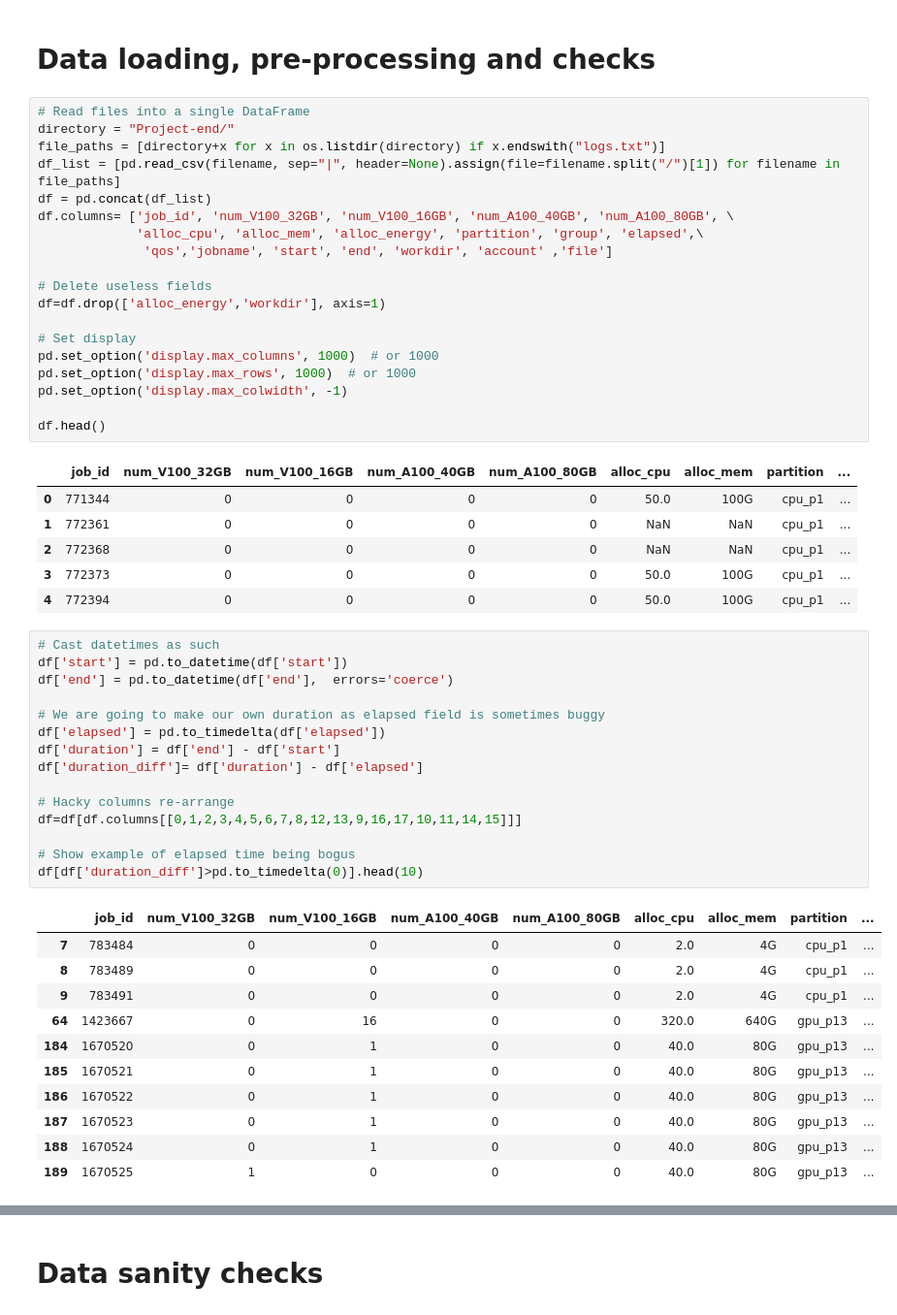
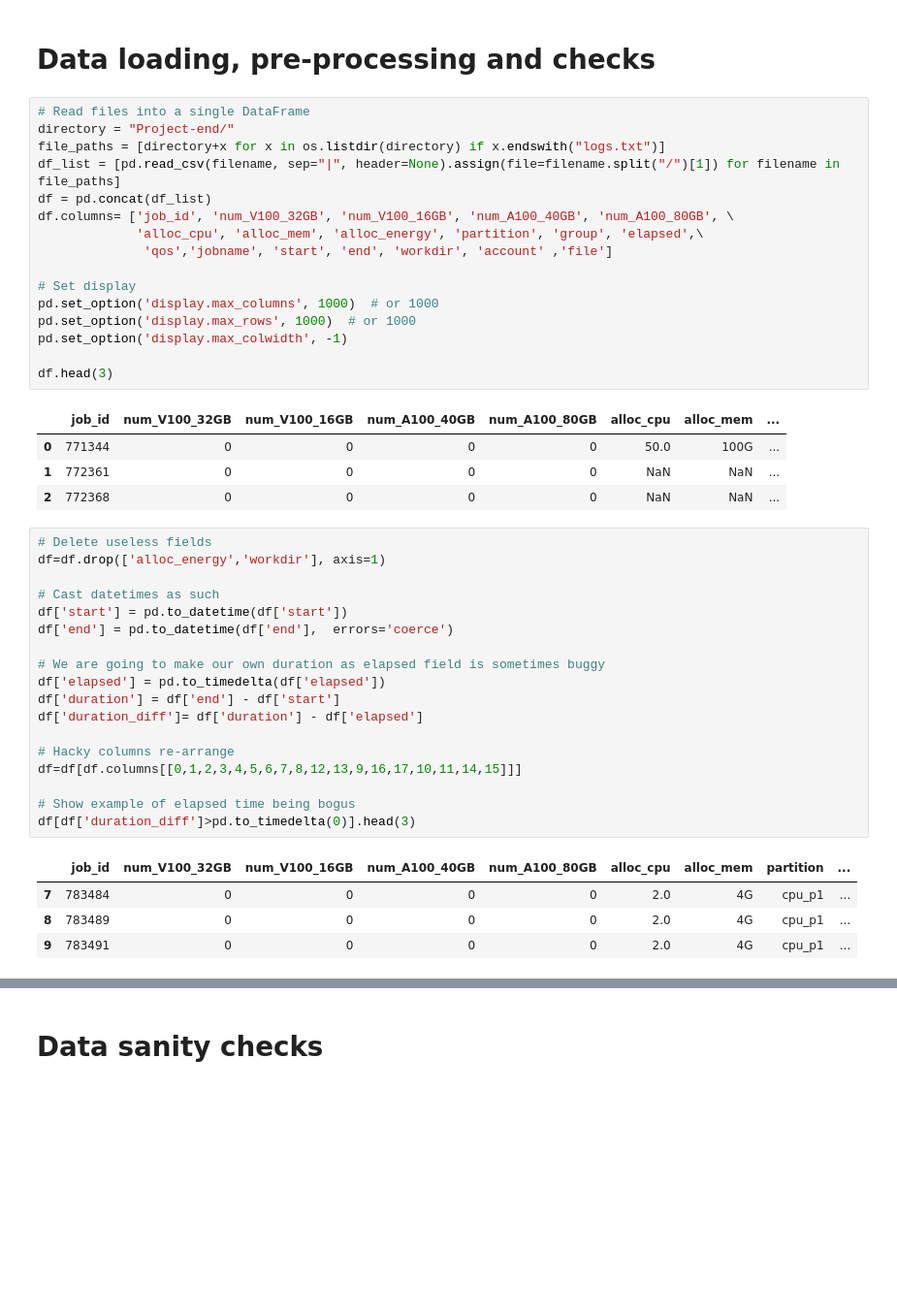
Before and after one commit to bigscience-workshop/carbon-footprint, a Jupyter notebook: bloom_carbon_footprint.ipynb, the cells around one changed output, grey strips where cells are left out. Shown at 97% size. Drawn from its saved outputs; the diff is of its cells as text; blank space fills up the shorter version.

```diff
--- a/bloom_carbon_footprint.ipynb
+++ b/bloom_carbon_footprint.ipynb
@@ -32,46 +32,37 @@ df.columns= ['job_id', 'num_V100_32GB', 'num_V100_16GB', 'num_A100_40GB', 'num_A
              'alloc_cpu', 'alloc_mem', 'alloc_energy', 'partition', 'group', 'elapsed',\
               'qos','jobname', 'start', 'end', 'workdir', 'account' ,'file']
 
-# Delete useless fields
-df=df.drop(['alloc_energy','workdir'], axis=1)
-
 # Set display
 pd.set_option('display.max_columns', 1000)  # or 1000
 pd.set_option('display.max_rows', 1000)  # or 1000
 pd.set_option('display.max_colwidth', -1)
 
-df.head()
+df.head(3)
 # %% [output]
-|  | job_id | num_V100_32GB | num_V100_16GB | num_A100_40GB | num_A100_80GB | alloc_cpu | alloc_mem | partition | ... |
-| 0 | 771344 | 0 | 0 | 0 | 0 | 50.0 | 100G | cpu_p1 | ... |
-| 1 | 772361 | 0 | 0 | 0 | 0 | NaN | NaN | cpu_p1 | ... |
-| 2 | 772368 | 0 | 0 | 0 | 0 | NaN | NaN | cpu_p1 | ... |
-| 3 | 772373 | 0 | 0 | 0 | 0 | 50.0 | 100G | cpu_p1 | ... |
-| 4 | 772394 | 0 | 0 | 0 | 0 | 50.0 | 100G | cpu_p1 | ... |
+|  | job_id | num_V100_32GB | num_V100_16GB | num_A100_40GB | num_A100_80GB | alloc_cpu | alloc_mem | ... |
+| 0 | 771344 | 0 | 0 | 0 | 0 | 50.0 | 100G | ... |
+| 1 | 772361 | 0 | 0 | 0 | 0 | NaN | NaN | ... |
+| 2 | 772368 | 0 | 0 | 0 | 0 | NaN | NaN | ... |
 # %%
+# Delete useless fields
+df=df.drop(['alloc_energy','workdir'], axis=1)
+
 # Cast datetimes as such
 df['start'] = pd.to_datetime(df['start'])
 df['end'] = pd.to_datetime(df['end'],  errors='coerce')
 
 # We are going to make our own duration as elapsed field is sometimes buggy
 df['elapsed'] = pd.to_timedelta(df['elapsed'])
 df['duration'] = df['end'] - df['start']
 df['duration_diff']= df['duration'] - df['elapsed']
 
 # Hacky columns re-arrange
 df=df[df.columns[[0,1,2,3,4,5,6,7,8,12,13,9,16,17,10,11,14,15]]]
 
 # Show example of elapsed time being bogus
-df[df['duration_diff']>pd.to_timedelta(0)].head(10)
+df[df['duration_diff']>pd.to_timedelta(0)].head(3)
 # %% [output]
 |  | job_id | num_V100_32GB | num_V100_16GB | num_A100_40GB | num_A100_80GB | alloc_cpu | alloc_mem | partition | ... |
 | 7 | 783484 | 0 | 0 | 0 | 0 | 2.0 | 4G | cpu_p1 | ... |
 | 8 | 783489 | 0 | 0 | 0 | 0 | 2.0 | 4G | cpu_p1 | ... |
 | 9 | 783491 | 0 | 0 | 0 | 0 | 2.0 | 4G | cpu_p1 | ... |
-| 64 | 1423667 | 0 | 16 | 0 | 0 | 320.0 | 640G | gpu_p13 | ... |
-| 184 | 1670520 | 0 | 1 | 0 | 0 | 40.0 | 80G | gpu_p13 | ... |
-| 185 | 1670521 | 0 | 1 | 0 | 0 | 40.0 | 80G | gpu_p13 | ... |
-| 186 | 1670522 | 0 | 1 | 0 | 0 | 40.0 | 80G | gpu_p13 | ... |
-| 187 | 1670523 | 0 | 1 | 0 | 0 | 40.0 | 80G | gpu_p13 | ... |
-| 188 | 1670524 | 0 | 1 | 0 | 0 | 40.0 | 80G | gpu_p13 | ... |
-| 189 | 1670525 | 1 | 0 | 0 | 0 | 40.0 | 80G | gpu_p13 | ... |
```
Also changed, not shown: parts of 8 cells of this notebook.
